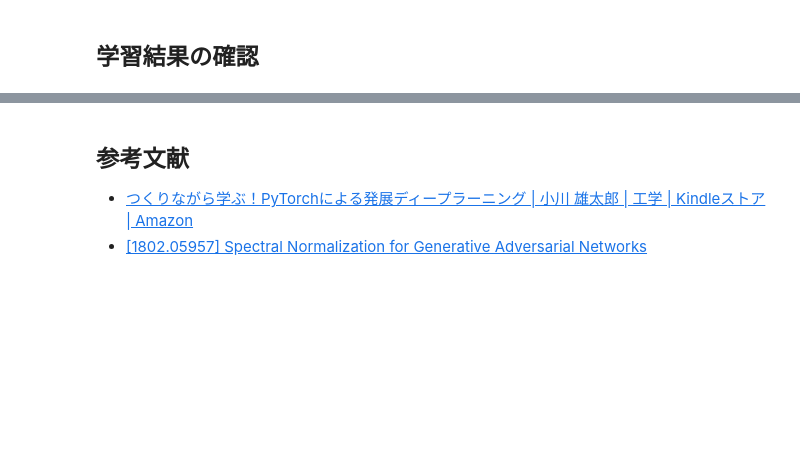
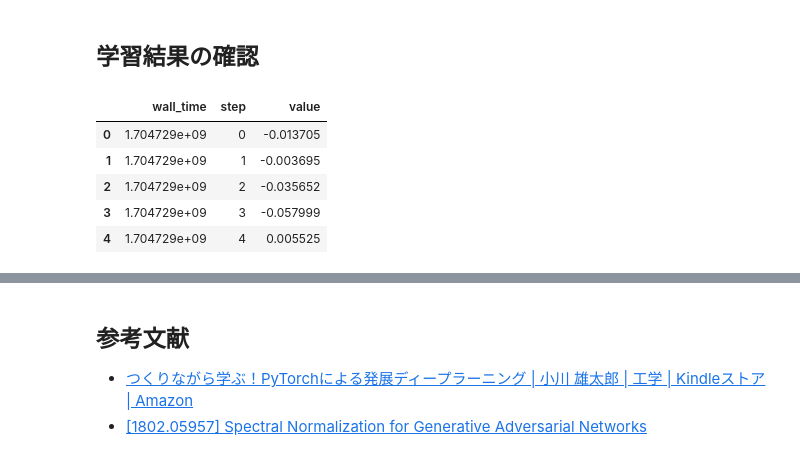
Before and after one commit to ReiRev/advenced-deep-learning-with-pytorch, a Jupyter notebook: 5-gan-image-generation/sagan.ipynb, the cells around one changed output, grey strips where cells are left out. Saved outputs shown, nothing was run; the diff lists cells and outputs as text; code cells hidden in the pictures; blank space fills up the shorter version.

```diff
--- a/5-gan-image-generation/sagan.ipynb
+++ b/5-gan-image-generation/sagan.ipynb
@@ -646,0 +824,16 @@ for epoch in range(num_epochs):
+# %%
+log_dir = sorted(glob.glob("sagan/*"))[-1]
+path = glob.glob(os.path.join(log_dir, "logs/Loss_generator", "events.out.tfevents.*"))[
+    0
+]
+acc = EventAccumulator(path)
+acc.Reload()
+generator_loss = pd.DataFrame(acc.Scalars("Loss"))
+generator_loss.head()
+# %% [output]
+|  | wall_time | step | value |
+| 0 | 1.704729e+09 | 0 | -0.013705 |
+| 1 | 1.704729e+09 | 1 | -0.003695 |
+| 2 | 1.704729e+09 | 2 | -0.035652 |
+| 3 | 1.704729e+09 | 3 | -0.057999 |
+| 4 | 1.704729e+09 | 4 | 0.005525 |
```
Also changed, not shown: parts of 26 cells of this notebook.
